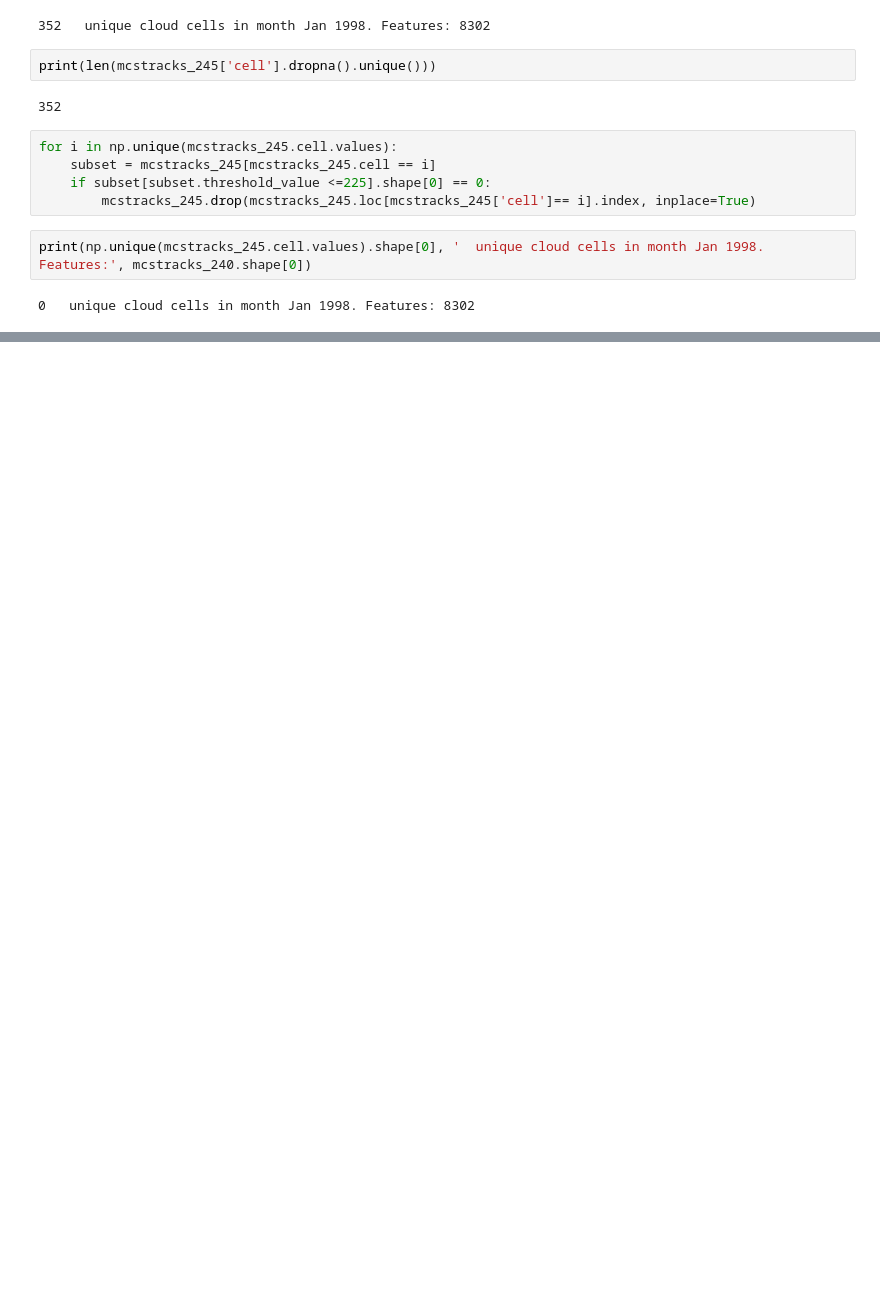
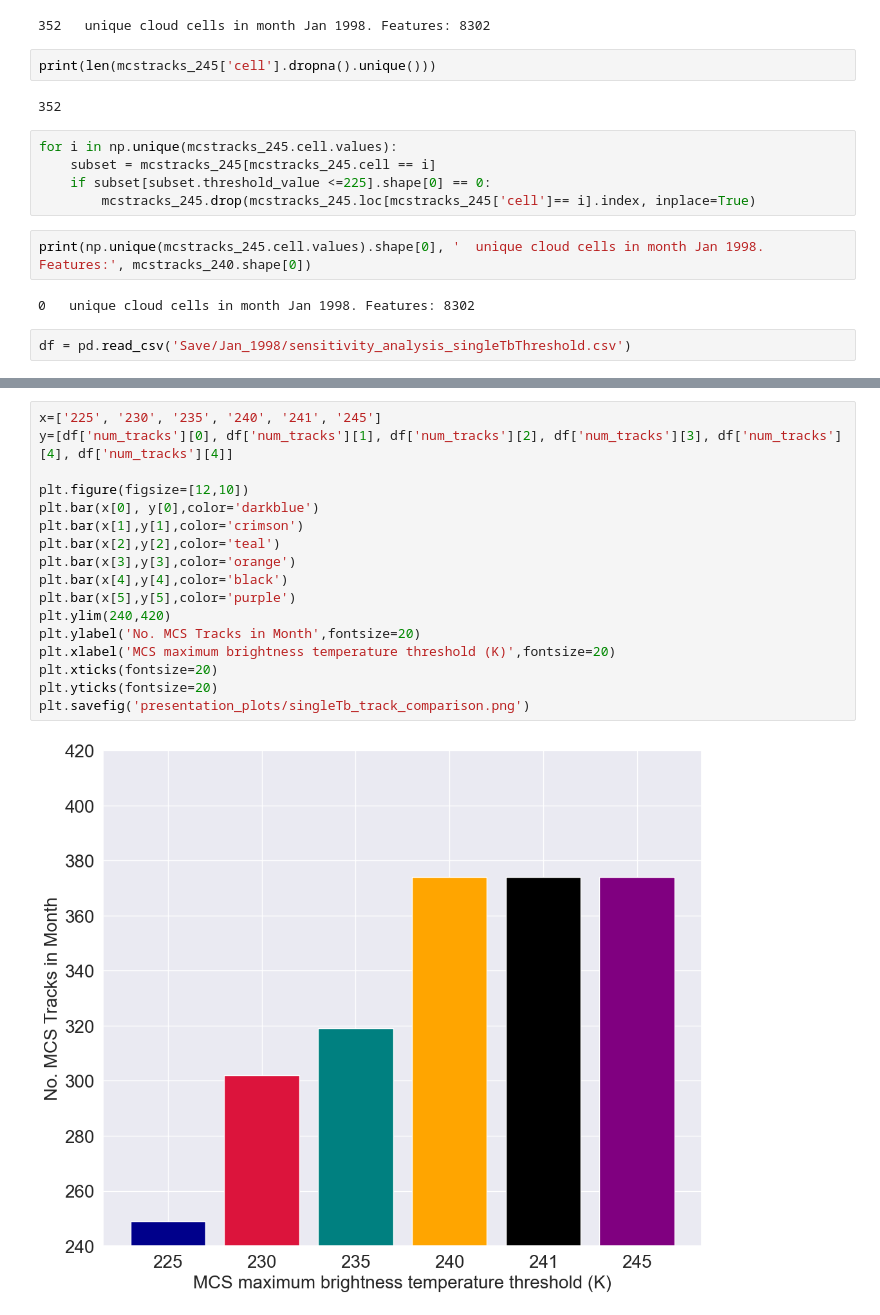
Before and after one commit to harrietgilmour/tobac_sensitivity, a Jupyter notebook: analysis_singleTb.ipynb, the cells around one changed output, grey strips where cells are left out. Saved outputs shown, nothing was run; the diff lists cells and outputs as text; blank space fills up the shorter version.

```diff
--- a/analysis_singleTb.ipynb
+++ b/analysis_singleTb.ipynb
@@ -755,3 +755,5 @@ for i in np.unique(mcstracks_245.cell.values):
 print(np.unique(mcstracks_245.cell.values).shape[0], '  unique cloud cells in month Jan 1998. Features:', mcstracks_240.shape[0])
 # %% [output]
 0   unique cloud cells in month Jan 1998. Features: 8302
+# %%
+df = pd.read_csv('Save/Jan_1998/sensitivity_analysis_singleTbThreshold.csv')
@@ -757,0 +770,19 @@ print(np.unique(mcstracks_245.cell.values).shape[0], '  unique cloud cells in mo
+# %%
+x=['225', '230', '235', '240', '241', '245']
+y=[df['num_tracks'][0], df['num_tracks'][1], df['num_tracks'][2], df['num_tracks'][3], df['num_tracks'][4], df['num_tracks'][4]]
+
+plt.figure(figsize=[12,10])
+plt.bar(x[0], y[0],color='darkblue')
+plt.bar(x[1],y[1],color='crimson')
+plt.bar(x[2],y[2],color='teal')
+plt.bar(x[3],y[3],color='orange')
+plt.bar(x[4],y[4],color='black')
+plt.bar(x[5],y[5],color='purple')
+plt.ylim(240,420)
+plt.ylabel('No. MCS Tracks in Month',fontsize=20)
+plt.xlabel('MCS maximum brightness temperature threshold (K)',fontsize=20)
+plt.xticks(fontsize=20)
+plt.yticks(fontsize=20)
+plt.savefig('presentation_plots/singleTb_track_comparison.png')
+# %% [output]
+[figure, added]
```
Also changed, not shown: parts of 2 cells of this notebook, 8 other files.
